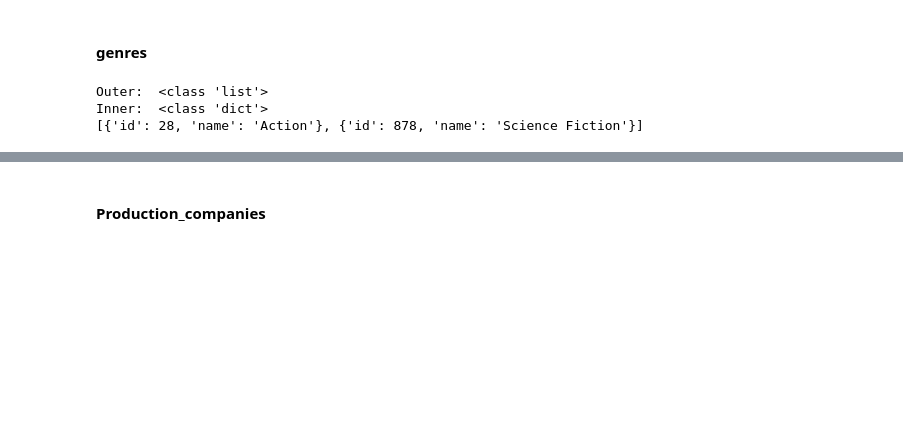
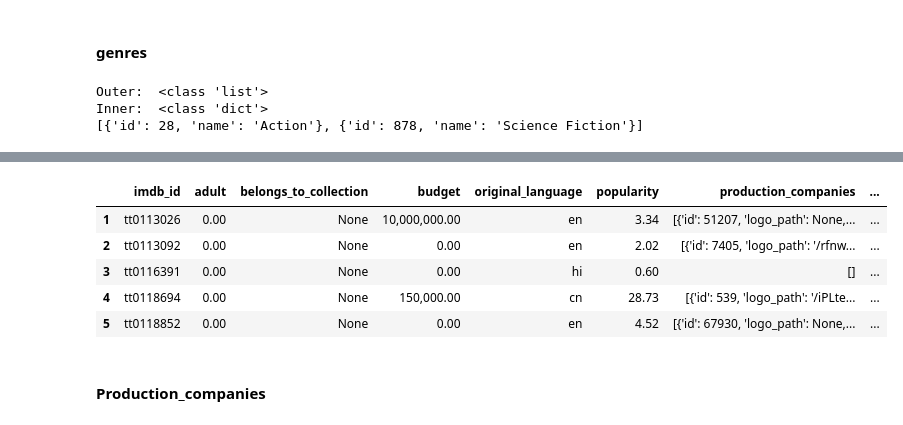
Before and after one commit to diazid/Movies-Database, a Jupyter notebook: Movie EDA.ipynb, the cells around one changed output, grey strips where cells are left out. Drawn from its saved outputs; the diff is of its cells as text; code cells hidden in the pictures; blank space fills up the shorter version.

```diff
--- a/Movie EDA.ipynb
+++ b/Movie EDA.ipynb
@@ -141,5 +140,52 @@ data.head()
+# %%
+#@ Define Function (by Israel Diaz)
+def transform_dtl(list_of_dictionaries):
+    ''' Returns list of genres from a list of dictionaries'''
+    logenres = [list(i.values())[1] for i in [k for k in list_of_dictionaries]]
+    return logenres
+
+def transform_prodc(list_of_prod_names):
+    ''' Returns list of production companies from a list of dictionaries'''
+    logenres = [i['name'] for i in [k for k in list_of_prod_names]]
+    return logenres
+
+def transform_lang(list_of_lang):
+    ''' Returns list of languages from a list of dictionaries languages'''
+    logenres = [i['english_name'] for i in [k for k in list_of_lang]]
+    return logenres
+
+def build_lists(data, column, function):
+    '''Return the data with lists instead dictionaries, will the apply the function "function" to the transformation'''
+    list_column = f'list_{column}'
+    data[list_column] = data[column].map(lambda x: function(x), na_action='ignore')
+    return data
+
+# I didn't use the following function but I stored it here because I will use it further ahead.
+def explode_data(data, reference, column):
+    '''transfom the lists in dummy variables. '''
+    list_column = f'list_{column}'
+    build_lists(data, column)
+
+    subset = data[[reference, column, list_column]]
+    #dummy variables
+    subset.set_index(reference, inplace=True)
+    dummies = pd.get_dummies(subset[list_column].apply(pd.Series).stack(), prefix=column, prefix_sep='_', dummy_na=True).sum(level=0)
+    #merge data
+    data = data.merge(dummies, how='inner', left_on=reference, right_index=True)
+    #drop duplicated columns
+    data.drop(columns=[column, list_column], inplace=True)
+    return data
 # %%
+data = build_lists(data=data, column='genres', function=transform_dtl)
 data.drop(columns='genres', inplace=True)
+data.head()
+# %% [output]
+|  | imdb_id | adult | belongs_to_collection | budget | original_language | popularity | production_companies | ... |
+| 1 | tt0113026 | 0.00 | None | 10,000,000.00 | en | 3.34 | [{'id': 51207, 'logo_path': None,... | ... |
+| 2 | tt0113092 | 0.00 | None | 0.00 | en | 2.02 | [{'id': 7405, 'logo_path': '/rfnw... | ... |
+| 3 | tt0116391 | 0.00 | None | 0.00 | hi | 0.60 | [] | ... |
+| 4 | tt0118694 | 0.00 | None | 150,000.00 | cn | 28.73 | [{'id': 539, 'logo_path': '/iPLte... | ... |
+| 5 | tt0118852 | 0.00 | None | 0.00 | en | 4.52 | [{'id': 67930, 'logo_path': None,... | ... |
 # %% [markdown]
 #### Production_companies
 # %%
```
Also changed, not shown: parts of 30 cells of this notebook, 2 other files.
